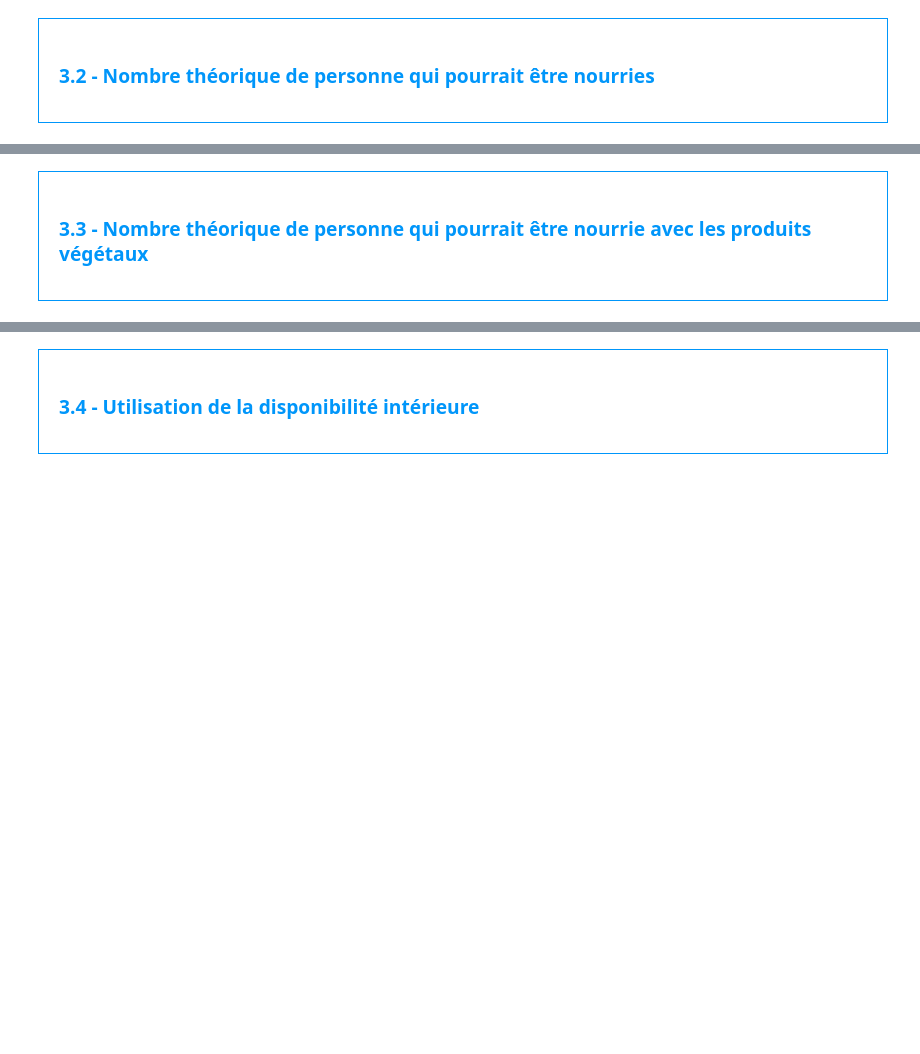
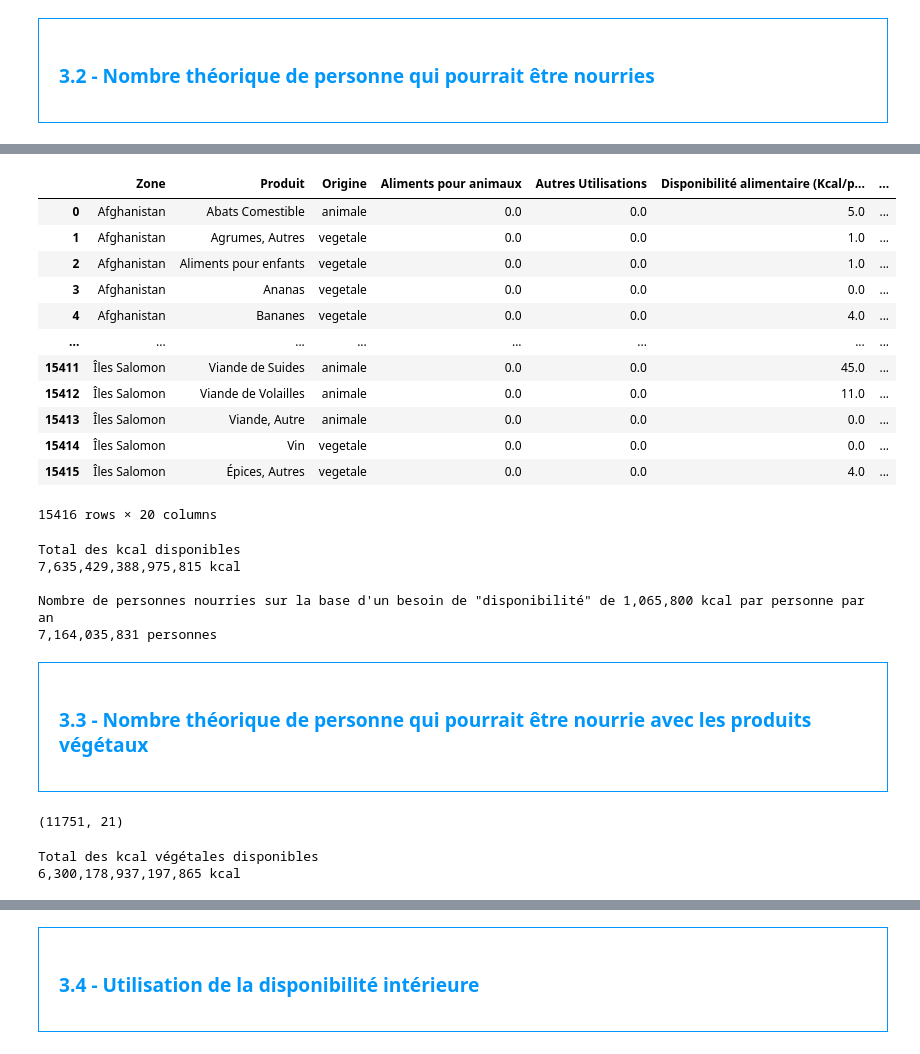
Before and after one commit to ArnaudDescamps/Data-and-AI, a Jupyter notebook: Template+Julien+(1).ipynb, the cells around one changed output, grey strips where cells are left out. Cells and saved outputs as stored; diff of their text form; code cells hidden in the pictures; blank space fills up the shorter version.

```diff
--- a/Template+Julien+(1).ipynb
+++ b/Template+Julien+(1).ipynb
@@ -426,6 +486,24 @@ Proportion de personnes en sous-nutrition
 # %%
 #On commence par faire une jointure entre le data frame population et Dispo_alimentaire afin d'ajouter dans ce dernier la population
+
+#choix de population en 2017
+dispo_alim_nb_habitants = pd.merge(dispo_alimentaire, population[population["Année"] == 2017], on="Zone")
 # %%
 #Affichage du nouveau dataframe
+display(dispo_alim_nb_habitants)
+# %% [output]
+|  | Zone | Produit | Origine | Aliments pour animaux | Autres Utilisations | Disponibilité alimentaire (Kcal/p... | ... |
+| 0 | Afghanistan | Abats Comestible | animale | 0.0 | 0.0 | 5.0 | ... |
+| 1 | Afghanistan | Agrumes, Autres | vegetale | 0.0 | 0.0 | 1.0 | ... |
+| 2 | Afghanistan | Aliments pour enfants | vegetale | 0.0 | 0.0 | 1.0 | ... |
+| 3 | Afghanistan | Ananas | vegetale | 0.0 | 0.0 | 0.0 | ... |
+| 4 | Afghanistan | Bananes | vegetale | 0.0 | 0.0 | 4.0 | ... |
+| ... | ... | ... | ... | ... | ... | ... | ... |
+| 15411 | Îles Salomon | Viande de Suides | animale | 0.0 | 0.0 | 45.0 | ... |
+| 15412 | Îles Salomon | Viande de Volailles | animale | 0.0 | 0.0 | 11.0 | ... |
+| 15413 | Îles Salomon | Viande, Autre | animale | 0.0 | 0.0 | 0.0 | ... |
+| 15414 | Îles Salomon | Vin | vegetale | 0.0 | 0.0 | 0.0 | ... |
+| 15415 | Îles Salomon | Épices, Autres | vegetale | 0.0 | 0.0 | 4.0 | ... |
+15416 rows × 20 columns
 # %%
 #Création de la colonne dispo_kcal avec calcul des kcal disponibles mondialement
@@ -432,12 +513,34 @@ Proportion de personnes en sous-nutrition
 # %%
 #Calcul du nombre d'humains pouvant être nourris
+
+print("Total des kcal disponibles")
+print(f"{dispo_alim_nb_habitants["dispo_kcal"].sum():,.0f}"+" kcal\n")
+
+print("Nombre de personnes nourries sur la base d'un besoin de \"disponibilité\" de " + f"{dispoAnnMoyKcal:,.0f}" + " kcal par personne par an")
+print(f"{dispo_alim_nb_habitants["dispo_kcal"].sum() / dispoAnnMoyKcal :,.0f}"+" personnes\n")
+# %% [output]
+Total des kcal disponibles
+7,635,429,388,975,815 kcal
+
+Nombre de personnes nourries sur la base d'un besoin de "disponibilité" de 1,065,800 kcal par personne par an
+7,164,035,831 personnes
 # %% [markdown]
 <div style="border: 1px solid RGB(0,150,250);" >
 <h3 style="margin: auto; padding: 20px; color: RGB(0,150,250); ">3.3 - Nombre théorique de personne qui pourrait être nourrie avec les produits végétaux</h3>
 </div>
 # %%
 #Transfert des données avec les végétaux dans un nouveau dataframe
+dispo_alim_nb_habitants_Vege = dispo_alim_nb_habitants.loc[dispo_alim_nb_habitants["Origine"] == "vegetale"]
+
+dispo_alim_nb_habitants_Vege.shape
+# %% [output]
+(11751, 21)
 # %%
 #Calcul du nombre de kcal disponible pour les végétaux
+print("Total des kcal végétales disponibles")
+print(f"{dispo_alim_nb_habitants_Vege["dispo_kcal"].sum():,.0f}"+" kcal\n")
+# %% [output]
+Total des kcal végétales disponibles
+6,300,178,937,197,865 kcal
 # %%
 #Calcul du nombre d'humains pouvant être nourris avec les végétaux
```
Also changed, not shown: parts of 23 cells of this notebook, 9 other files.
